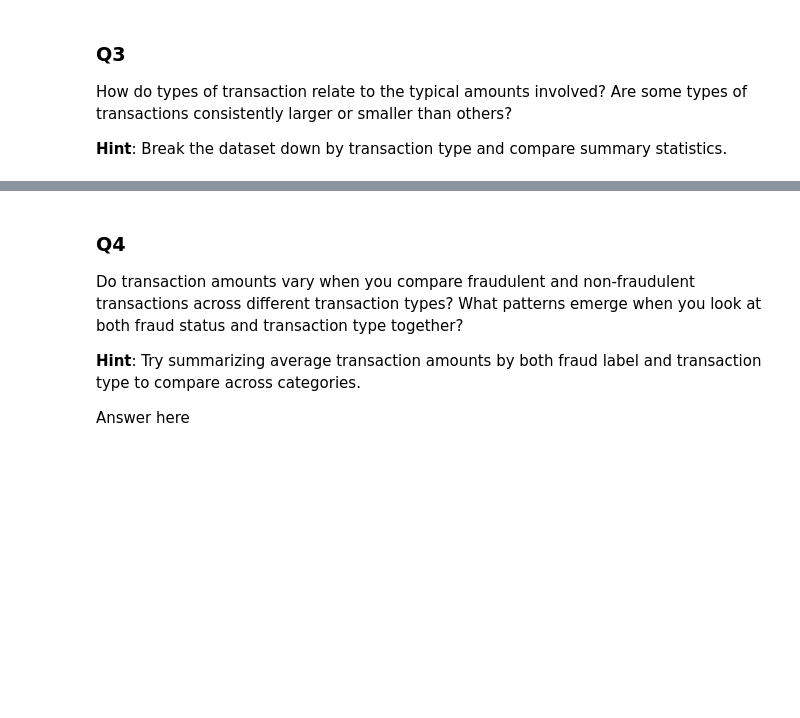
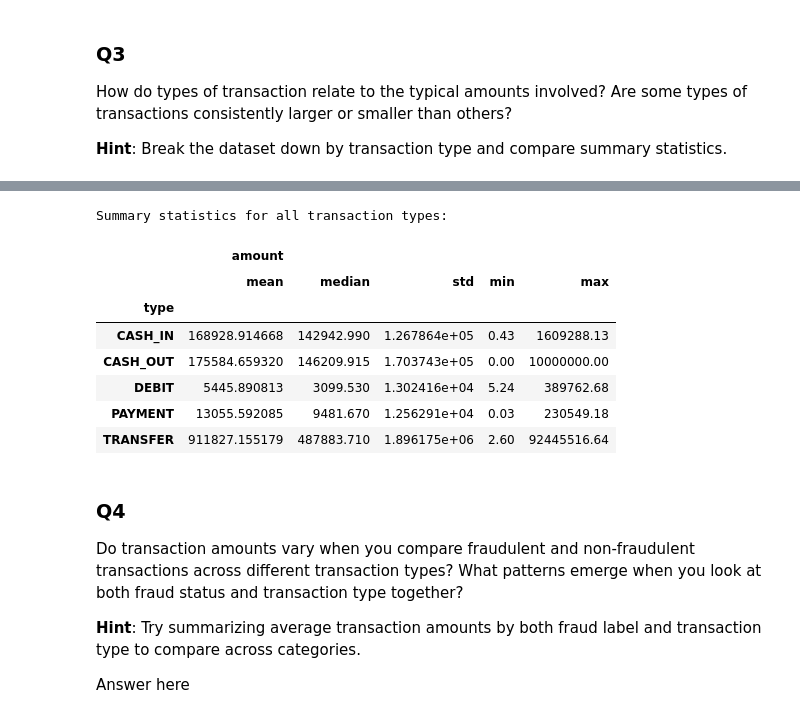
Before and after one commit to NadyaT-hub/Fraud-Detection-T-Lab, a Jupyter notebook: notebooks/eda.ipynb, the cells around one changed output, grey strips where cells are left out. Cells and saved outputs as stored; diff of their text form; code cells hidden in the pictures; blank space fills up the shorter version.

```diff
--- a/notebooks/eda.ipynb
+++ b/notebooks/eda.ipynb
@@ -159,3 +179,18 @@ How do types of transaction relate to the typical amounts involved? Are some typ
+# %%
+sum_statistics = transactions.groupby('type').agg({
+    'amount': ['mean', 'median', 'std', 'min', 'max']})
+print("\nSummary statistics for all transaction types:")
+sum_statistics
+# %% [output]
+Summary statistics for all transaction types:
+|  | amount |  |  |  |  |
+|  | mean | median | std | min | max |
+| type |  |  |  |  |  |
+| CASH_IN | 168928.914668 | 142942.990 | 1.267864e+05 | 0.43 | 1609288.13 |
+| CASH_OUT | 175584.659320 | 146209.915 | 1.703743e+05 | 0.00 | 10000000.00 |
+| DEBIT | 5445.890813 | 3099.530 | 1.302416e+04 | 5.24 | 389762.68 |
+| PAYMENT | 13055.592085 | 9481.670 | 1.256291e+04 | 0.03 | 230549.18 |
+| TRANSFER | 911827.155179 | 487883.710 | 1.896175e+06 | 2.60 | 92445516.64 |
 # %% [markdown]
 ### Q4
 
```
Also changed, not shown: parts of 9 cells of this notebook, 1 other file.
